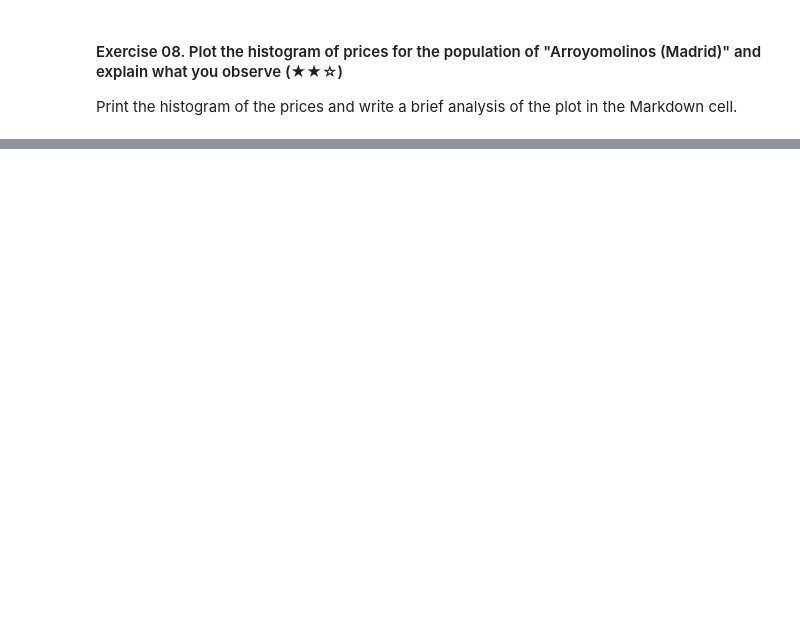
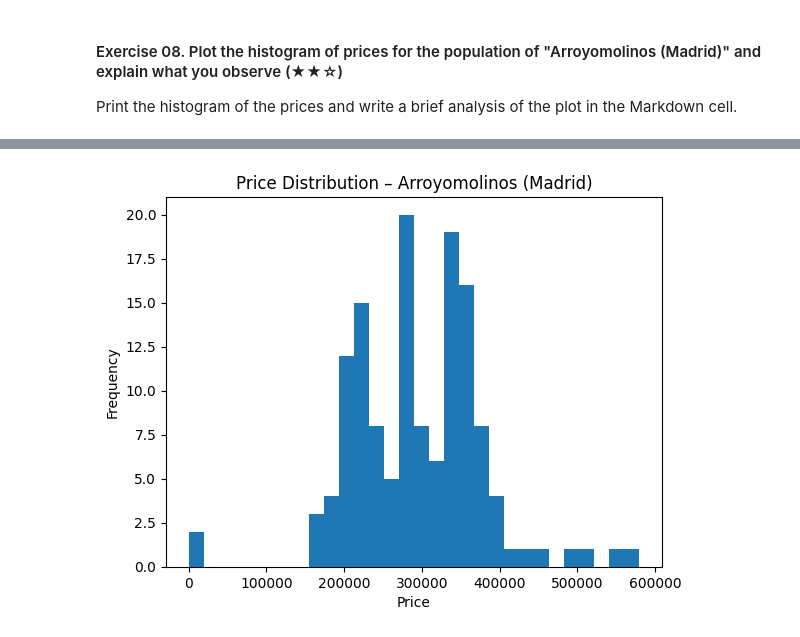
Before and after one commit to syc-bcn/data-clean-up-pandas-for-beginners-project, a Jupyter notebook: project.ipynb, the cells around one changed output, grey strips where cells are left out. Saved outputs shown, nothing was run; the diff lists cells and outputs as text; code cells hidden in the pictures; blank space fills up the shorter version.

```diff
--- a/project.ipynb
+++ b/project.ipynb
@@ -274,4 +304,16 @@ Print the histogram of the prices and write a brief analysis of the plot in the
 # %%
 import matplotlib.pyplot as plt
 
 # Plot the histogram of prices
+prices = ds.loc[
+    ds["level5"] == "Arroyomolinos (Madrid)",
+    "price"
+].dropna()
+
+plt.hist(prices, bins=30)
+plt.xlabel("Price")
+plt.ylabel("Frequency")
+plt.title("Price Distribution – Arroyomolinos (Madrid)")
+plt.show()
+# %% [output]
+[figure, added]
```
Also changed, not shown: parts of 3 cells of this notebook, 2 other files.
